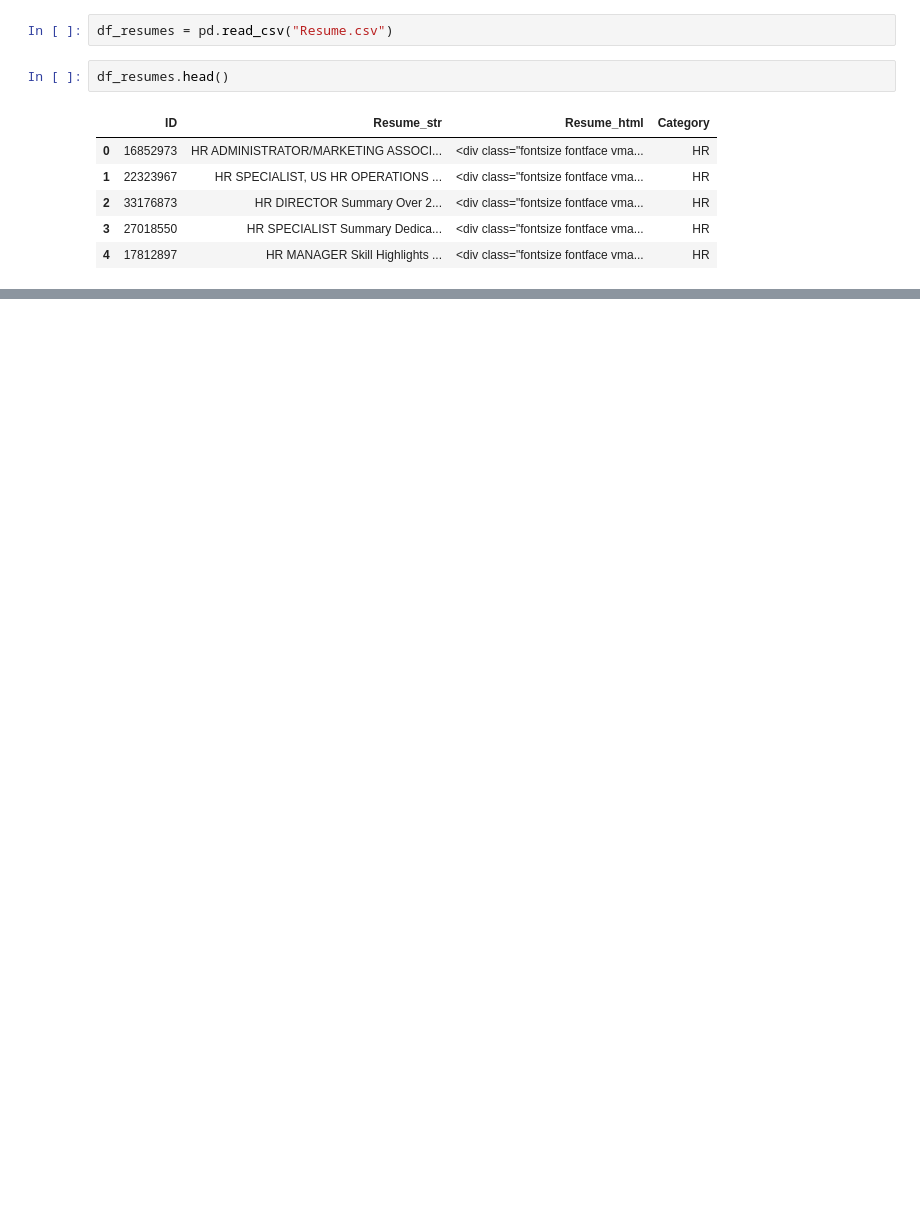
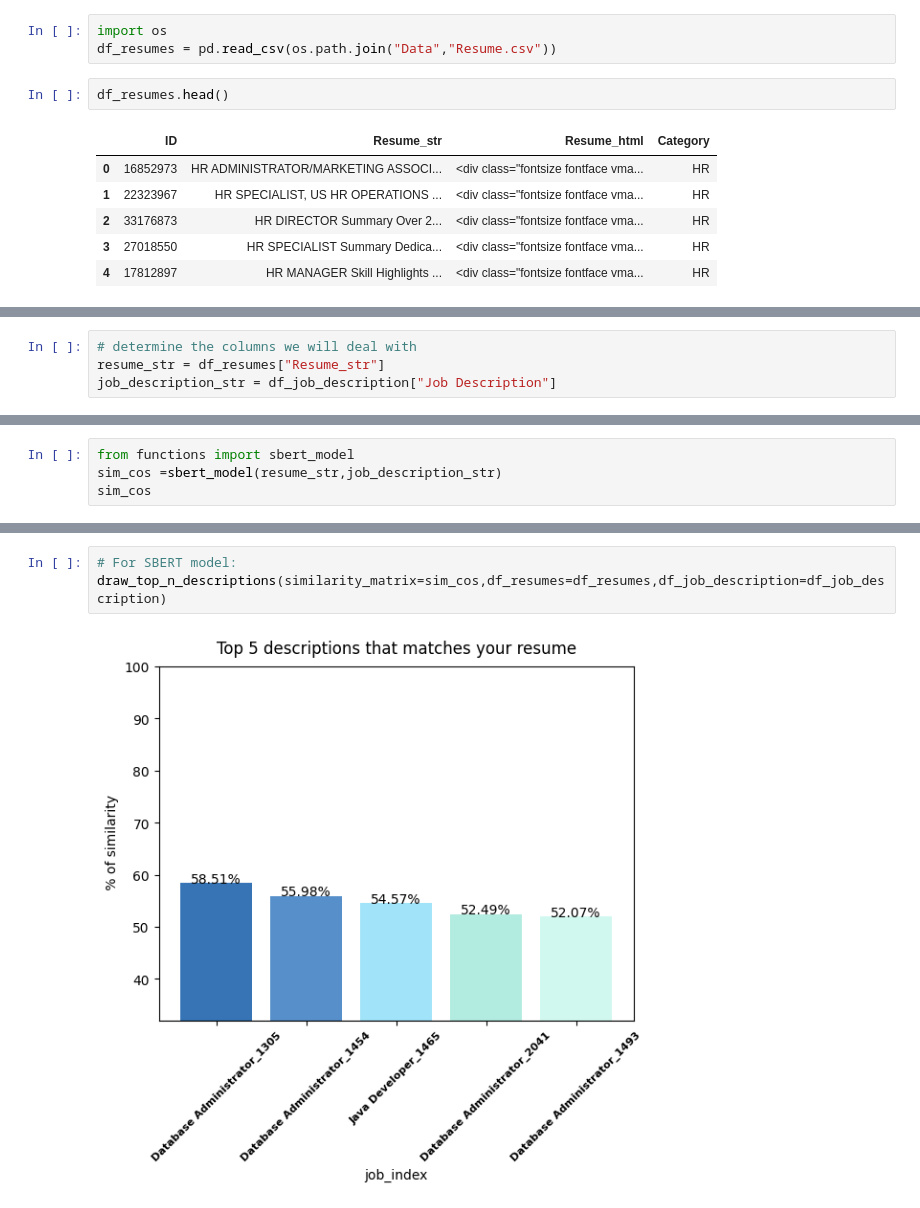
Before and after one commit to Mahmoudosos/smart-resume-screener, a Jupyter notebook: smart-resume-screener.ipynb, the cells around one changed output, grey strips where cells are left out. Drawn from its saved outputs; the diff is of its cells as text; blank space fills up the shorter version.

```diff
--- a/smart-resume-screener.ipynb
+++ b/smart-resume-screener.ipynb
@@ -91,7 +62,8 @@ import seaborn as sns
 # %% [markdown]
 ## import datasets:
 # %%
-df_resumes = pd.read_csv("Resume.csv")
+import os
+df_resumes = pd.read_csv(os.path.join("Data","Resume.csv"))
 # %%
 df_resumes.head()
 # %% [output]
@@ -147,0 +103,4 @@ Name: Company Size, dtype: float64
+# %%
+# determine the columns we will deal with
+resume_str = df_resumes["Resume_str"]
+job_description_str = df_job_description["Job Description"]
@@ -147,0 +208,4 @@ Name: Company Size, dtype: float64
+# %%
+from functions import sbert_model
+sim_cos =sbert_model(resume_str,job_description_str)
+sim_cos
@@ -147,0 +263,5 @@ Name: Company Size, dtype: float64
+# %%
+# For SBERT model:
+draw_top_n_descriptions(similarity_matrix=sim_cos,df_resumes=df_resumes,df_job_description=df_job_description)
+# %% [output]
+[figure, added]
```
Also changed, not shown: parts of 43 cells of this notebook, 4 other files.
